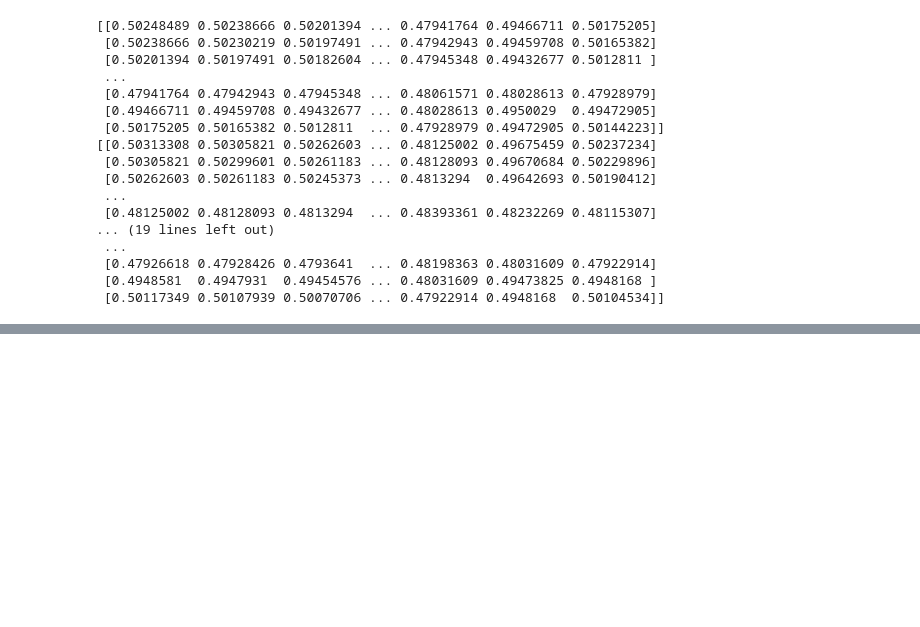
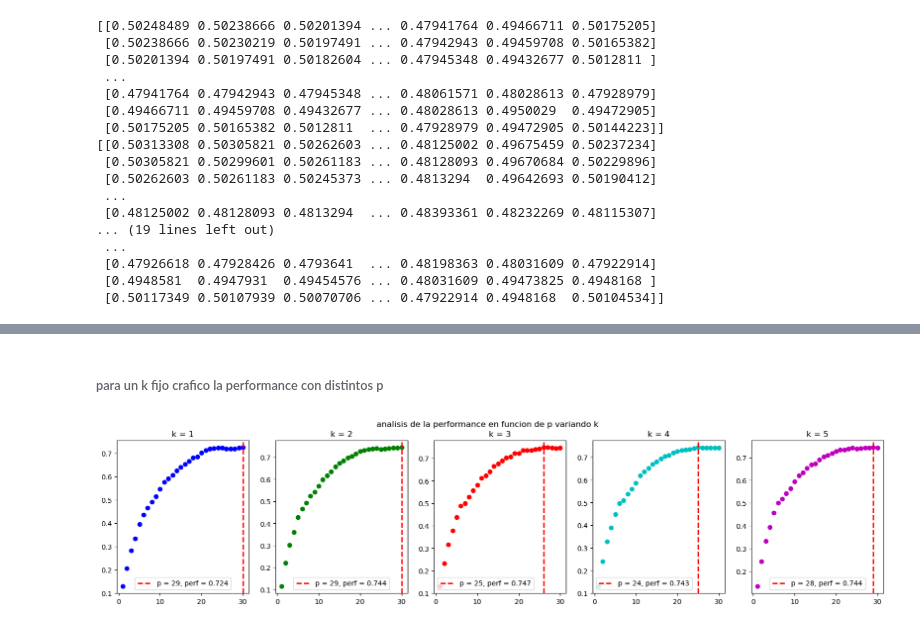
Before and after one commit to agFrenk/Metodos-TP, a Jupyter notebook: TP2/resolucion.ipynb, the cells around one changed output, grey strips where cells are left out. Cells and saved outputs as stored; diff of their text form; code cells hidden in the pictures; blank space fills up the shorter version.

```diff
--- a/TP2/resolucion.ipynb
+++ b/TP2/resolucion.ipynb
@@ -528,3 +546,20 @@ plt.show()
+# %% [markdown]
+###### para un k fijo crafico la performance con distintos p
+# %%
+colors = ['b', 'g', 'r', 'c', 'm']
+fig, axs = plt.subplots(nrows=1, ncols=5, figsize=(20, 4))
+# Datos aleatorios para cada subgráfico
+fig.suptitle("analisis de la performance en funcion de p variando k")
+
+
+for i in range(5):
+    index = performances[i][:len(ps)-1].index(max(performances[i][:len(ps)-1]))
+    axs[i].scatter(ps[:len(ps)-1], performances[i][:len(ps)-1], color=colors[i])
+    axs[i].set_title(f'k = {i + 1}')
+    axs[i].axvline(x=ps[index], color='red', linestyle='--', linewidth=2, label = f"p = {index}, perf = {str(performances[i][index])[:5]}")
+    axs[i].legend()
+# %% [output]
+[figure, added]
 # %%
 def training_vs_test(best_k, best_p):
     # PCA sobre los datos de entrenamiento
```
Also changed, not shown: parts of 9 cells of this notebook.
